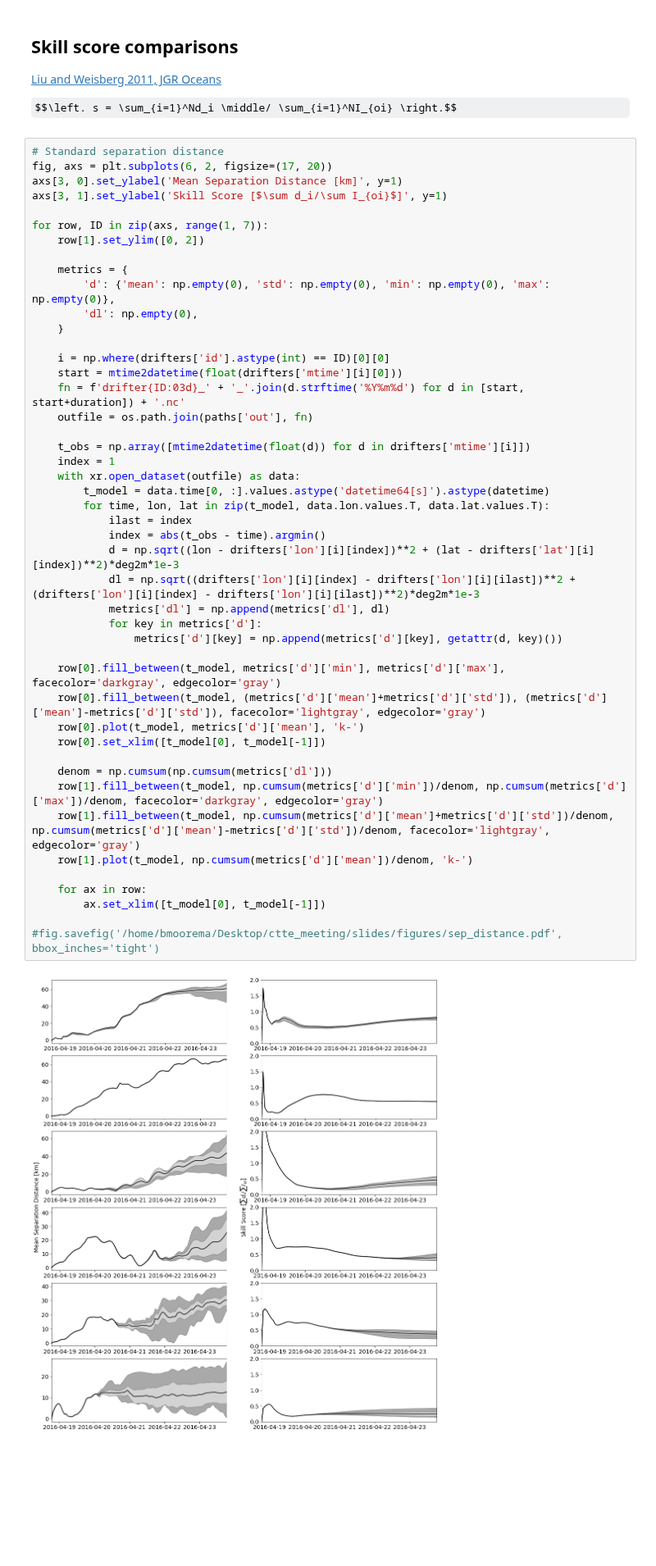
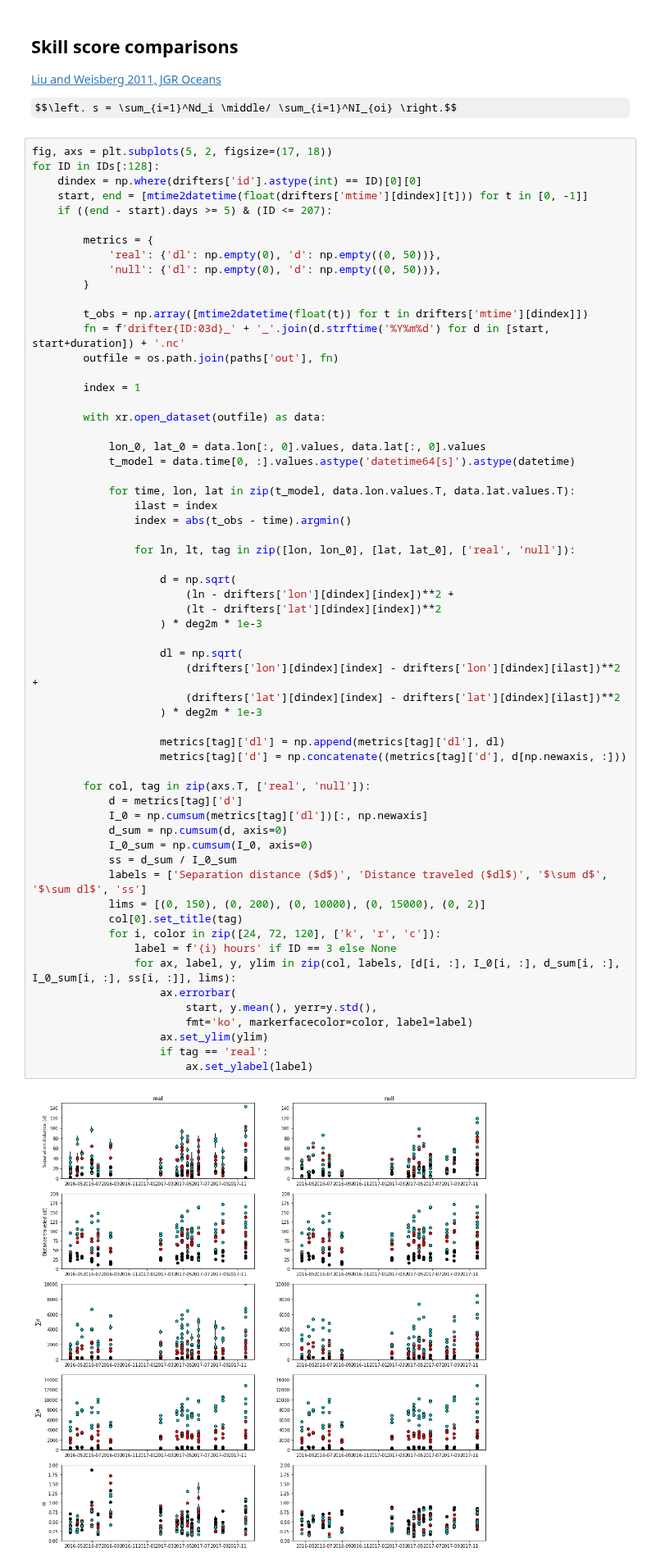
Before and after one commit to SalishSeaCast/analysis-ben, a Jupyter notebook: notebooks/OpenDrift/DrifterSimulations_parcels.ipynb, the cells around one changed output. Shown at 82% size. Saved outputs shown, nothing was run; the diff lists cells and outputs as text; some formulas as TeX source; blank space fills up the shorter version.

```diff
--- a/notebooks/OpenDrift/DrifterSimulations_parcels.ipynb
+++ b/notebooks/OpenDrift/DrifterSimulations_parcels.ipynb
@@ -167,50 +171,64 @@ OSError: FieldSet file not found: /results/SalishSea/hindcast.201905/23jan18/Sal
 
 $$\left. s = \sum_{i=1}^Nd_i \middle/ \sum_{i=1}^NI_{oi} \right.$$
 # %%
-# Standard separation distance
-fig, axs = plt.subplots(6, 2, figsize=(17, 20))
-axs[3, 0].set_ylabel('Mean Separation Distance [km]', y=1)
-axs[3, 1].set_ylabel('Skill Score [$\sum d_i/\sum I_{oi}$]', y=1)
+fig, axs = plt.subplots(5, 2, figsize=(17, 18))
+for ID in IDs[:128]:
+    dindex = np.where(drifters['id'].astype(int) == ID)[0][0]
+    start, end = [mtime2datetime(float(drifters['mtime'][dindex][t])) for t in [0, -1]]
+    if ((end - start).days >= 5) & (ID <= 207):
 
-for row, ID in zip(axs, range(1, 7)):
-    row[1].set_ylim([0, 2])
+        metrics = {
+            'real': {'dl': np.empty(0), 'd': np.empty((0, 50))},
+            'null': {'dl': np.empty(0), 'd': np.empty((0, 50))},
+        }
 
-    metrics = {
-        'd': {'mean': np.empty(0), 'std': np.empty(0), 'min': np.empty(0), 'max': np.empty(0)},
-        'dl': np.empty(0),
-    }
+        t_obs = np.array([mtime2datetime(float(t)) for t in drifters['mtime'][dindex]])
+        fn = f'drifter{ID:03d}_' + '_'.join(d.strftime('%Y%m%d') for d in [start, start+duration]) + '.nc'
+        outfile = os.path.join(paths['out'], fn)
 
-    i = np.where(drifters['id'].astype(int) == ID)[0][0]
-    start = mtime2datetime(float(drifters['mtime'][i][0]))
-    fn = f'drifter{ID:03d}_' + '_'.join(d.strftime('%Y%m%d') for d in [start, start+duration]) + '.nc'
-    outfile = os.path.join(paths['out'], fn)
+        index = 1
 
-    t_obs = np.array([mtime2datetime(float(d)) for d in drifters['mtime'][i]])
-    index = 1
-    with xr.open_dataset(outfile) as data:
-        t_model = data.time[0, :].values.astype('datetime64[s]').astype(datetime)
-        for time, lon, lat in zip(t_model, data.lon.values.T, data.lat.values.T):
-            ilast = index
-            index = abs(t_obs - time).argmin()
-            d = np.sqrt((lon - drifters['lon'][i][index])**2 + (lat - drifters['lat'][i][index])**2)*deg2m*1e-3
-            dl = np.sqrt((drifters['lon'][i][index] - drifters['lon'][i][ilast])**2 + (drifters['lon'][i][index] - drifters['lon'][i][ilast])**2)*deg2m*1e-3
-            metrics['dl'] = np.append(metrics['dl'], dl)
-            for key in metrics['d']:
-                metrics['d'][key] = np.append(metrics['d'][key], getattr(d, key)())
+        with xr.open_dataset(outfile) as data:
 
-    row[0].fill_between(t_model, metrics['d']['min'], metrics['d']['max'], facecolor='darkgray', edgecolor='gray')
-    row[0].fill_between(t_model, (metrics['d']['mean']+metrics['d']['std']), (metrics['d']['mean']-metrics['d']['std']), facecolor='lightgray', edgecolor='gray')
-    row[0].plot(t_model, metrics['d']['mean'], 'k-')
-    row[0].set_xlim([t_model[0], t_model[-1]])
+            lon_0, lat_0 = data.lon[:, 0].values, data.lat[:, 0].values
+            t_model = data.time[0, :].values.astype('datetime64[s]').astype(datetime)
 
-    denom = np.cumsum(np.cumsum(metrics['dl']))
-    row[1].fill_between(t_model, np.cumsum(metrics['d']['min'])/denom, np.cumsum(metrics['d']['max'])/denom, facecolor='darkgray', edgecolor='gray')
-    row[1].fill_between(t_model, np.cumsum(metrics['d']['mean']+metrics['d']['std'])/denom, np.cumsum(metrics['d']['mean']-metrics['d']['std'])/denom, facecolor='lightgray', edgecolor='gray')
-    row[1].plot(t_model, np.cumsum(metrics['d']['mean'])/denom, 'k-')
+            for time, lon, lat in zip(t_model, data.lon.values.T, data.lat.values.T):
+                ilast = index
+                index = abs(t_obs - time).argmin()
 
-    for ax in row:
-        ax.set_xlim([t_model[0], t_model[-1]])
+                for ln, lt, tag in zip([lon, lon_0], [lat, lat_0], ['real', 'null']):
 
-#fig.savefig('/home/bmoorema/Desktop/ctte_meeting/slides/figures/sep_distance.pdf', bbox_inches='tight')
+                    d = np.sqrt(
+                        (ln - drifters['lon'][dindex][index])**2 +
+                        (lt - drifters['lat'][dindex][index])**2
+                    ) * deg2m * 1e-3
+
+                    dl = np.sqrt(
+                        (drifters['lon'][dindex][index] - drifters['lon'][dindex][ilast])**2 +
+                        (drifters['lat'][dindex][index] - drifters['lat'][dindex][ilast])**2
+                    ) * deg2m * 1e-3
+
+                    metrics[tag]['dl'] = np.append(metrics[tag]['dl'], dl)
+                    metrics[tag]['d'] = np.concatenate((metrics[tag]['d'], d[np.newaxis, :]))
+
+        for col, tag in zip(axs.T, ['real', 'null']):
+            d = metrics[tag]['d']
+            I_0 = np.cumsum(metrics[tag]['dl'])[:, np.newaxis]
+            d_sum = np.cumsum(d, axis=0)
+            I_0_sum = np.cumsum(I_0, axis=0)
+            ss = d_sum / I_0_sum
+            labels = ['Separation distance ($d$)', 'Distance traveled ($dl$)', '$\sum d$', '$\sum dl$', 'ss']
+            lims = [(0, 150), (0, 200), (0, 10000), (0, 15000), (0, 2)]
+            col[0].set_title(tag)
+            for i, color in zip([24, 72, 120], ['k', 'r', 'c']):
+                label = f'{i} hours' if ID == 3 else None
+                for ax, label, y, ylim in zip(col, labels, [d[i, :], I_0[i, :], d_sum[i, :], I_0_sum[i, :], ss[i, :]], lims):
+                    ax.errorbar(
+                        start, y.mean(), yerr=y.std(),
+                        fmt='ko', markerfacecolor=color, label=label)
+                    ax.set_ylim(ylim)
+                    if tag == 'real':
+                        ax.set_ylabel(label)
 # %% [output]
-[figure, old version]
+[figure, new version]
```
Also changed, not shown: parts of 4 cells of this notebook, 3 other files.
